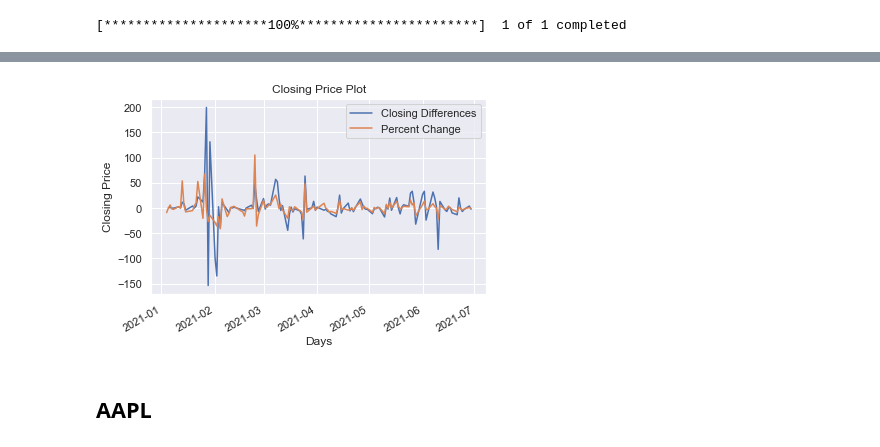
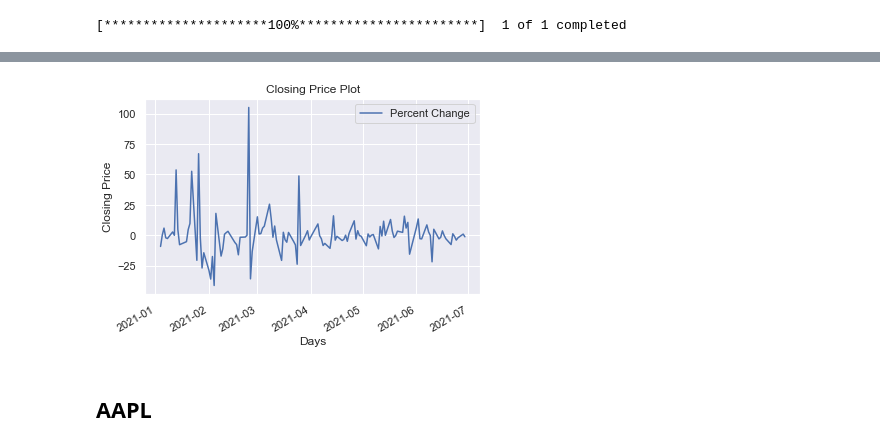
Before and after one commit to daanishali921/twitter_sentiment_stock_trend_predictor, a Jupyter notebook: scrap_book.ipynb, the cells around one changed output, grey strips where cells are left out. Cells and saved outputs as stored; diff of their text form; code cells hidden in the pictures.

```diff
--- a/scrap_book.ipynb
+++ b/scrap_book.ipynb
@@ -386,15 +357,15 @@ df_stock_gme
 # %%
 # Plot
 
-df_stock_gme[['Closing Differences', 'Percent Change']].plot()
+df_stock_gme[['Percent Change']].plot()
 
 # plt.ylim(-120, 120)
 
 plt.xlabel('Days')
 plt.ylabel('Closing Price')
 plt.title('Closing Price Plot');
 # %% [output]
-[figure, old version]
+[figure, new version]
 # %% [markdown]
 ## AAPL
 # %%
```
Also changed, not shown: parts of 91 cells of this notebook.
